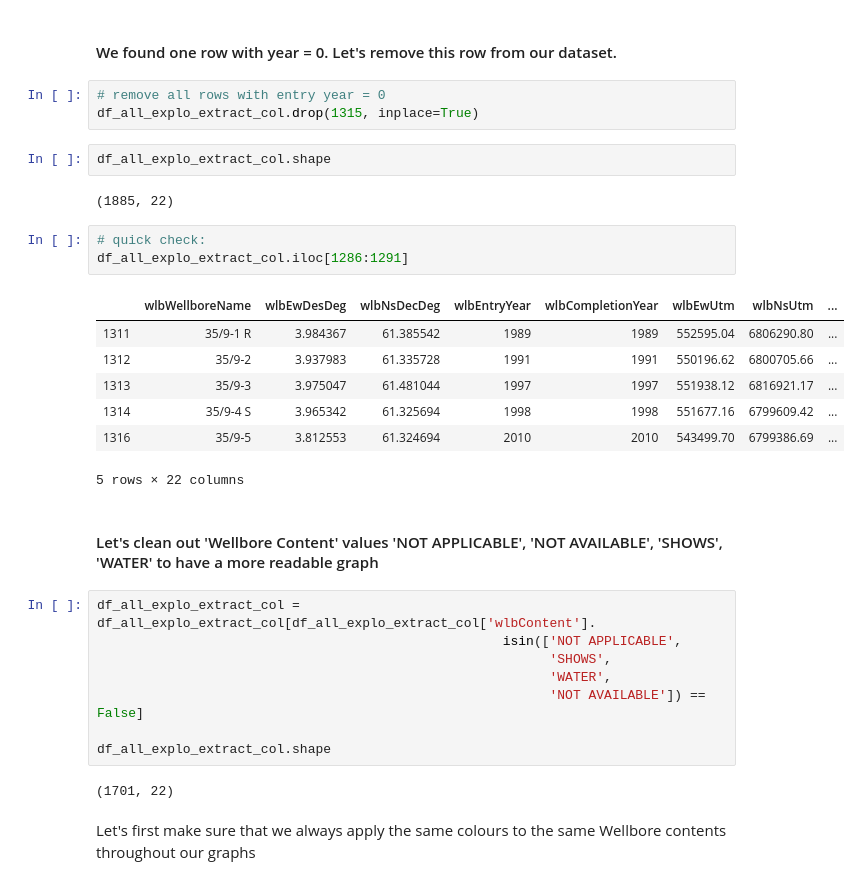
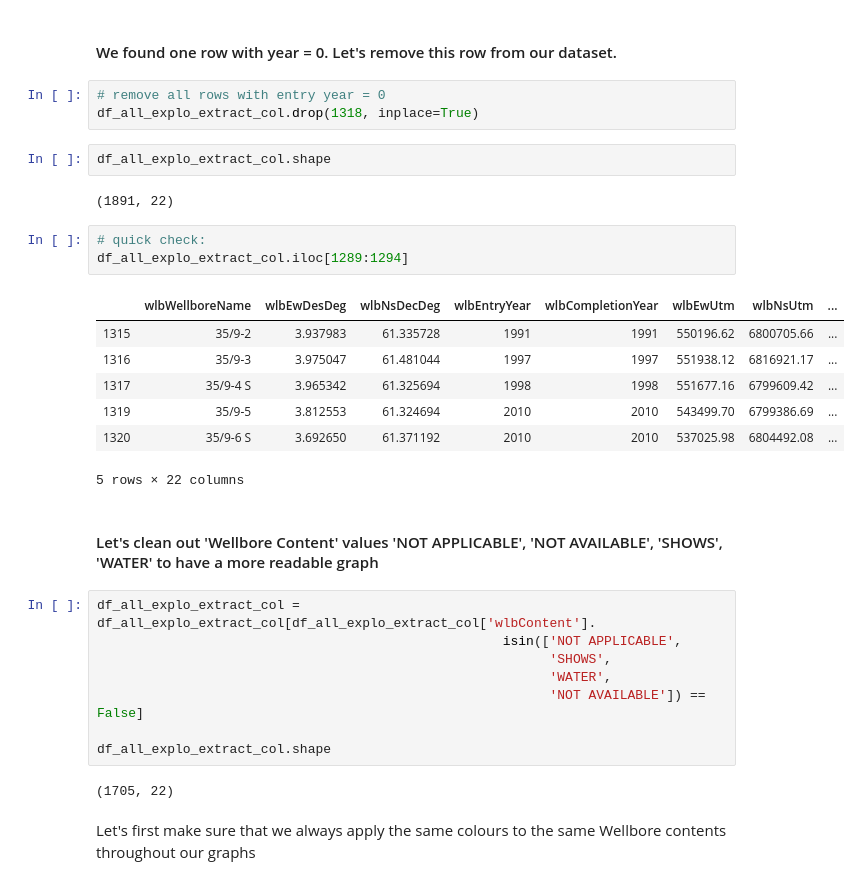
Before and after one commit to AnneEstoppey/EasyDataTools, a Jupyter notebook: notebooks/well_data_norge_API_altair_graph.ipynb, the cells around one changed output. Cells and saved outputs as stored; diff of their text form.

```diff
--- a/notebooks/well_data_norge_API_altair_graph.ipynb
+++ b/notebooks/well_data_norge_API_altair_graph.ipynb
@@ -183,21 +183,21 @@ df_all_explo_extract_col[df_all_explo_extract_col['wlbEntryYear'] == '0']
 #### We found one row with year = 0. Let's remove this row from our dataset.
 # %%
 # remove all rows with entry year = 0
-df_all_explo_extract_col.drop(1315, inplace=True)
+df_all_explo_extract_col.drop(1318, inplace=True)
 # %%
 df_all_explo_extract_col.shape
 # %% [output]
-(1885, 22)
+(1891, 22)
 # %%
 # quick check:
-df_all_explo_extract_col.iloc[1286:1291]
+df_all_explo_extract_col.iloc[1289:1294]
 # %% [output]
 |  | wlbWellboreName | wlbEwDesDeg | wlbNsDecDeg | wlbEntryYear | wlbCompletionYear | wlbEwUtm | wlbNsUtm | ... |
-| 1311 | 35/9-1 R | 3.984367 | 61.385542 | 1989 | 1989 | 552595.04 | 6806290.80 | ... |
-| 1312 | 35/9-2 | 3.937983 | 61.335728 | 1991 | 1991 | 550196.62 | 6800705.66 | ... |
-| 1313 | 35/9-3 | 3.975047 | 61.481044 | 1997 | 1997 | 551938.12 | 6816921.17 | ... |
-| 1314 | 35/9-4 S | 3.965342 | 61.325694 | 1998 | 1998 | 551677.16 | 6799609.42 | ... |
-| 1316 | 35/9-5 | 3.812553 | 61.324694 | 2010 | 2010 | 543499.70 | 6799386.69 | ... |
+| 1315 | 35/9-2 | 3.937983 | 61.335728 | 1991 | 1991 | 550196.62 | 6800705.66 | ... |
+| 1316 | 35/9-3 | 3.975047 | 61.481044 | 1997 | 1997 | 551938.12 | 6816921.17 | ... |
+| 1317 | 35/9-4 S | 3.965342 | 61.325694 | 1998 | 1998 | 551677.16 | 6799609.42 | ... |
+| 1319 | 35/9-5 | 3.812553 | 61.324694 | 2010 | 2010 | 543499.70 | 6799386.69 | ... |
+| 1320 | 35/9-6 S | 3.692650 | 61.371192 | 2010 | 2010 | 537025.98 | 6804492.08 | ... |
 5 rows × 22 columns
 # %% [markdown]
 #### Let's clean out 'Wellbore Content' values 'NOT APPLICABLE', 'NOT AVAILABLE', 'SHOWS', 'WATER' to have a more readable graph
@@ -210,7 +210,7 @@ df_all_explo_extract_col = df_all_explo_extract_col[df_all_explo_extract_col['wl
 
 df_all_explo_extract_col.shape
 # %% [output]
-(1701, 22)
+(1705, 22)
 # %% [markdown]
 Let's first make sure that we always apply the same colours to the same Wellbore contents throughout our graphs
 # %%
```
Also changed, not shown: parts of 12 cells of this notebook, 5 other files.
